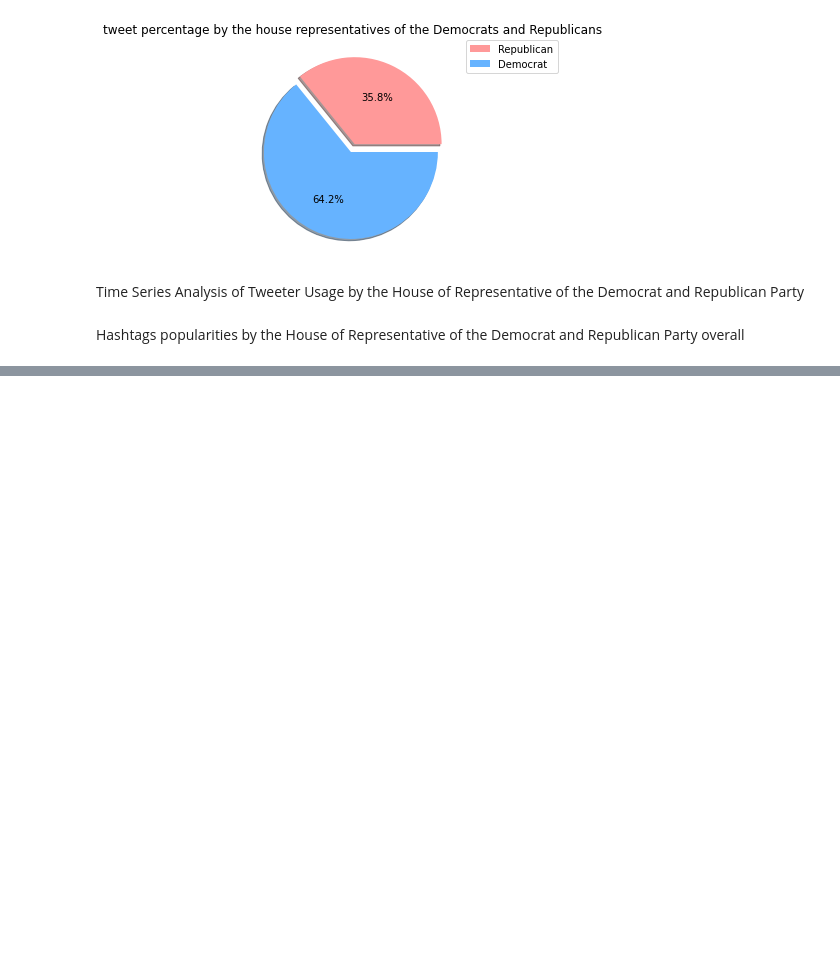
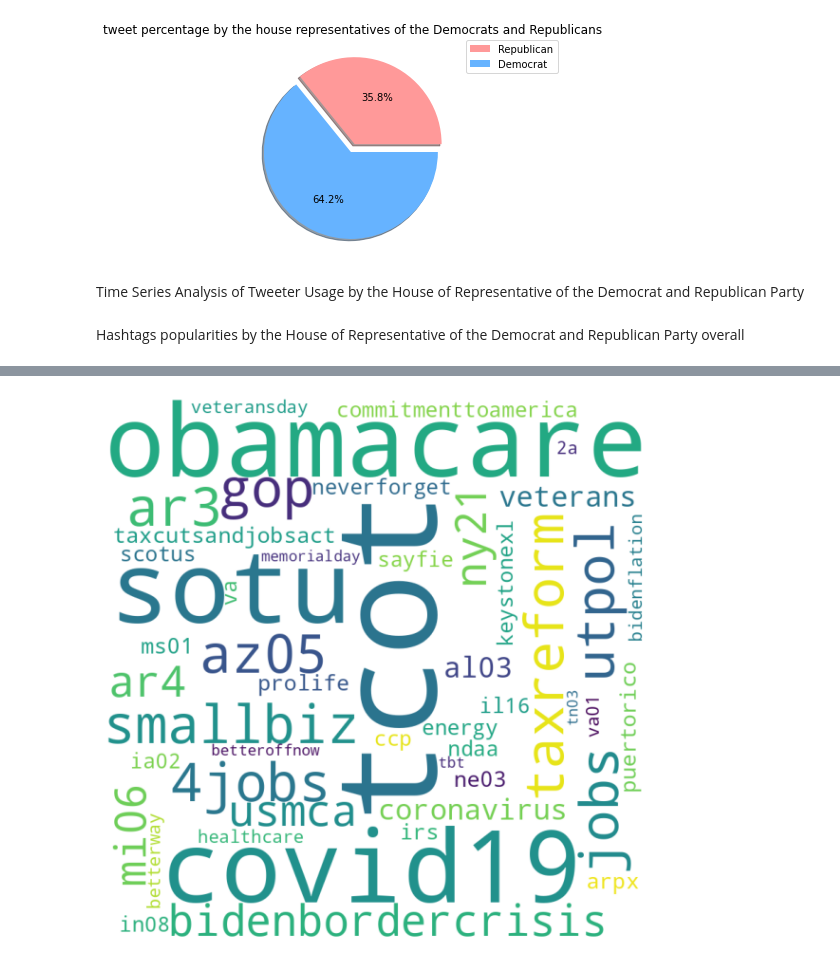
Before and after one commit to VieVaWaldi/PoliticalDespairTwitter, a Jupyter notebook: AnalysisSummary.ipynb, the cells around one changed output, grey strips where cells are left out. Cells and saved outputs as stored; diff of their text form; code cells hidden in the pictures; blank space fills up the shorter version.

Commit message:
added and implemented wordcount for the hashtag of both parties

```diff
--- a/AnalysisSummary.ipynb
+++ b/AnalysisSummary.ipynb
@@ -202,6 +202,7 @@ Time Series Analysis of Tweeter Usage by the House of Representative of the Demo
 # %% [markdown]
 Hashtags popularities by the House of Representative of the Democrat and Republican Party overall
 # %%
+#Dataframes preprocessing
 df = pd.read_csv('data_preprocessed/5_hastag_count_per_party_after_date.csv')
 df = df.dropna()
 Republican_hashtag_count = df[df['party'].str.contains("Republican")]
@@ -212,3 +213,8 @@ Democrat_hashtag_count = Democrat_hashtag_count.sort_values(by=['hashtag count']
 
 top_50_Democrat_hashtag = Democrat_hashtag_count.head(50)
 top_50_Republican_hashtag = Republican_hashtag_count.head(50)
+
+top_50_Democrat_hashtag_list = []
+top_50_Republican_hashtag_list = []
+
+top_50_Democrat_hashtag
@@ -214,0 +239,15 @@ top_50_Republican_hashtag = Republican_hashtag_count.head(50)
+# %%
+#Wordcloud words preprocessing
+for index, row in top_50_Republican_hashtag.iterrows():
+    print(row['hashtag'], row['hashtag count'])
+    top_50_Republican_hashtag_list.append(row['hashtag'])
+
+Republican_hashtags = ''
+Republican_hashtags += " ".join(top_50_Republican_hashtag_list)+" "
+
+for index, row in top_50_Democrat_hashtag.iterrows():
+    print(row['hashtag'], row['hashtag count'])
+    top_50_Democrat_hashtag_list.append(row['hashtag'])
+
+Democrat_hashtags = ''
+Democrat_hashtags += " ".join(top_50_Democrat_hashtag_list)+" "
@@ -214,0 +272,17 @@ top_50_Republican_hashtag = Republican_hashtag_count.head(50)
+# %%
+'''
+Republican Hashtag WordCloud
+'''
+wordcloud = WordCloud(width = 800, height = 800,
+                background_color ='white').generate(Republican_hashtags)
+
+
+#  plot the WordCloud image
+plt.figure(figsize = (8, 8), facecolor = None)
+plt.imshow(wordcloud)
+plt.axis("off")
+plt.tight_layout(pad = 0)
+
+plt.show()
+# %% [output]
+[figure, added]
```
Also changed, not shown: parts of 3 cells of this notebook.
